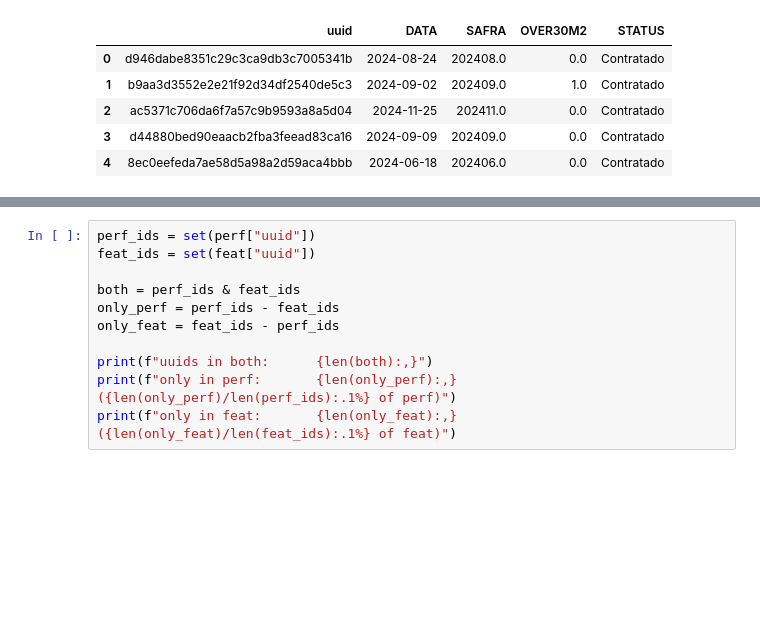
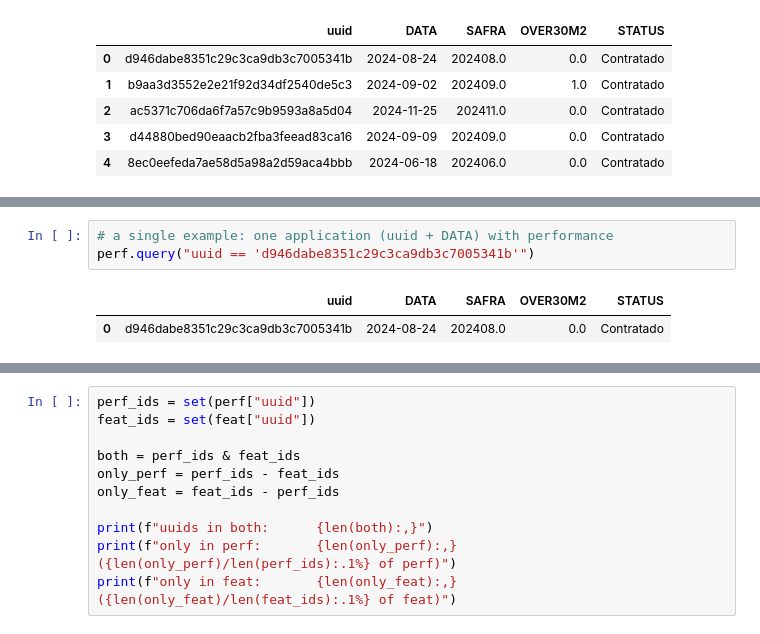
Before and after one commit to nocedan/credit-policy-analisys, a Jupyter notebook: notebooks/1.0-dn-initial-data-exploration.ipynb, the cells around one changed output, grey strips where cells are left out. Cells and saved outputs as stored; diff of their text form; blank space fills up the shorter version.

```diff
--- a/notebooks/1.0-dn-initial-data-exploration.ipynb
+++ b/notebooks/1.0-dn-initial-data-exploration.ipynb
@@ -62,3 +62,9 @@ feat.head()
 | 7 | 0d7fed4a5b92cbae24e2b80e49fb0a4e | 2025-06-13 | NaN | 607.0 | C | Desconhecido | Sudeste | ... |
 | 8 | c158eeca94b81f5f63cee1496dbea081 | 2024-07-30 | NaN | NaN | C | Autônomo | Sudeste | ... |
 | 9 | 97ebff4ac03d546fcb03040d1866bea0 | 2024-11-04 | NaN | 533.0 | B | Desconhecido | Sudeste | ... |
+# %%
+# a single example: one application (uuid + DATA) with performance
+perf.query("uuid == 'd946dabe8351c29c3ca9db3c7005341b'")
+# %% [output]
+|  | uuid | DATA | SAFRA | OVER30M2 | STATUS |
+| 0 | d946dabe8351c29c3ca9db3c7005341b | 2024-08-24 | 202408.0 | 0.0 | Contratado |
```
Also changed, not shown: parts of 13 cells of this notebook, 2 other files.
